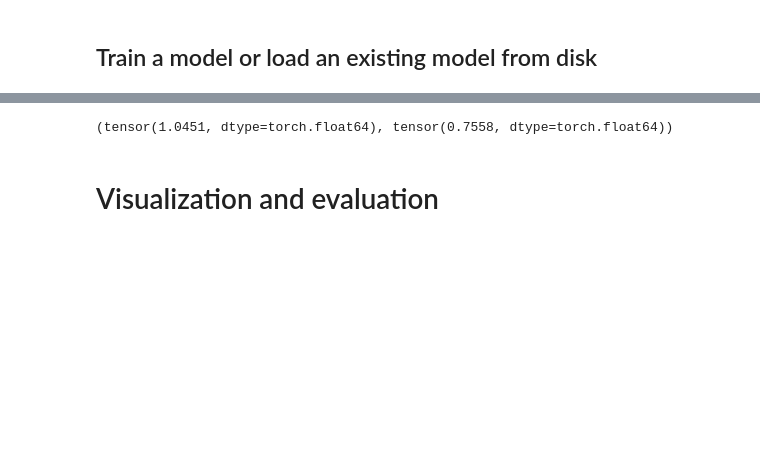
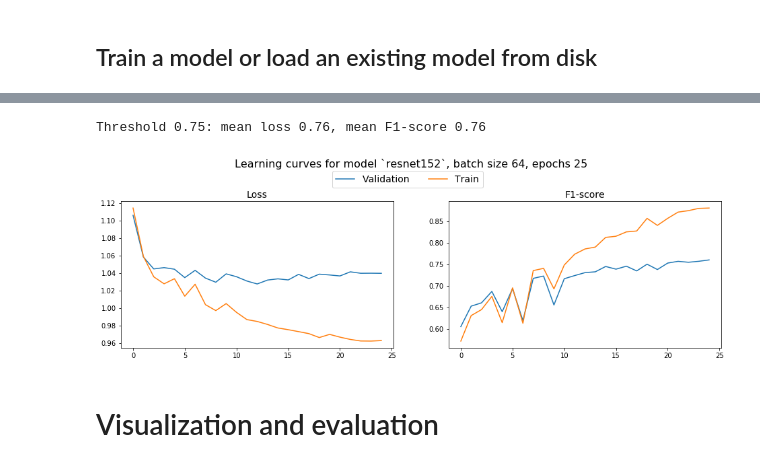
Before and after one commit to ikanher/the-three-caballeros, a Jupyter notebook: notebooks/11_transfer_learn_and_testset_evaluation.ipynb, the cells around one changed output, grey strips where cells are left out. Cells and saved outputs as stored; diff of their text form; code cells hidden in the pictures; blank space fills up the shorter version.

Commit message:
Rearranged evaluation part, renaming test2 paths, fixed confusion matrix and predict

```diff
--- a/notebooks/11_transfer_learn_and_testset_evaluation.ipynb
+++ b/notebooks/11_transfer_learn_and_testset_evaluation.ipynb
@@ -659,6 +663,24 @@ def visualize_confusion_matrix(y_true, y_pred, labels, file_path, no_label_cn=No
 
     # Fix image size after hack
     img = Image.open(file_path).crop((0, 0, 1200, 1150)).save(file_path, 'png')
+# %%
+def plot_learning_curves(tr_losses, val_losses, tr_scores, val_scores, file_path, title):
+    fig, ax = plt.subplots(nrows=1, ncols=2, figsize=(16, 4))
+
+    ax[0].plot(range(n_epochs), val_losses, label='Validation')
+    ax[0].plot(range(n_epochs), tr_losses, label='Train')
+    ax[0].set_title('Loss', fontsize=14)
+
+    ax[1].plot(range(n_epochs), val_scores, label='Validation')
+    ax[1].plot(range(n_epochs), tr_scores, label='Train')
+    ax[1].set_title('F1-score', fontsize=14)
+
+    plt.legend(loc='center', ncol=2, bbox_to_anchor=(-.15, 1.15), fontsize=14)
+    plt.suptitle(title, fontsize=16, y=1.1)
+
+    # Save learning curve plot
+    plt.savefig(file_path)
+    plt.show()
 # %% [markdown]
 # Do the magic!
 # %%
@@ -911,3 +957,8 @@ scheduler = torch.optim.lr_scheduler.OneCycleLR(
+# %%
+avg_loss, avg_f1 = evaluate(valid_dataloader, model, criterion, device, threshold=threshold)
+print(f'Threshold {threshold}: mean loss {avg_f1:.3}, mean F1-score {avg_f1:.3}')
+# %% [output]
+Threshold 0.75: mean loss 0.76, mean F1-score 0.76
 # %%
 # Save a model on disk to continue training later
 if False:
@@ -917,9 +966,13 @@ if False:
     print(f'Saving model to {model_whole_save_path}')
     torch.save(model, model_whole_save_path)
-# %%
-evaluate(valid_dataloader, model, criterion, device, threshold=0.75)
-# %% [output]
-(tensor(1.0451, dtype=torch.float64), tensor(0.7558, dtype=torch.float64))
+# %%
+# Learning curve
+if True:
+    title = f'Learning curves for model `{model_name}`, batch size {bs}, epochs {n_epochs}'
+    file_path = f'../data/{model_name}-epochs{n_epochs}-bs{bs}-valid-F1-{avg_f1:.3}_learningcurve.png'
+    plot_learning_curves(tr_losses, val_losses, tr_scores, val_scores, file_path, title)
+# %% [output]
+[figure, added]
 # %%
 # This is for finding the optimal threshold.
 if False:
```
Also changed, not shown: parts of 42 cells of this notebook.
